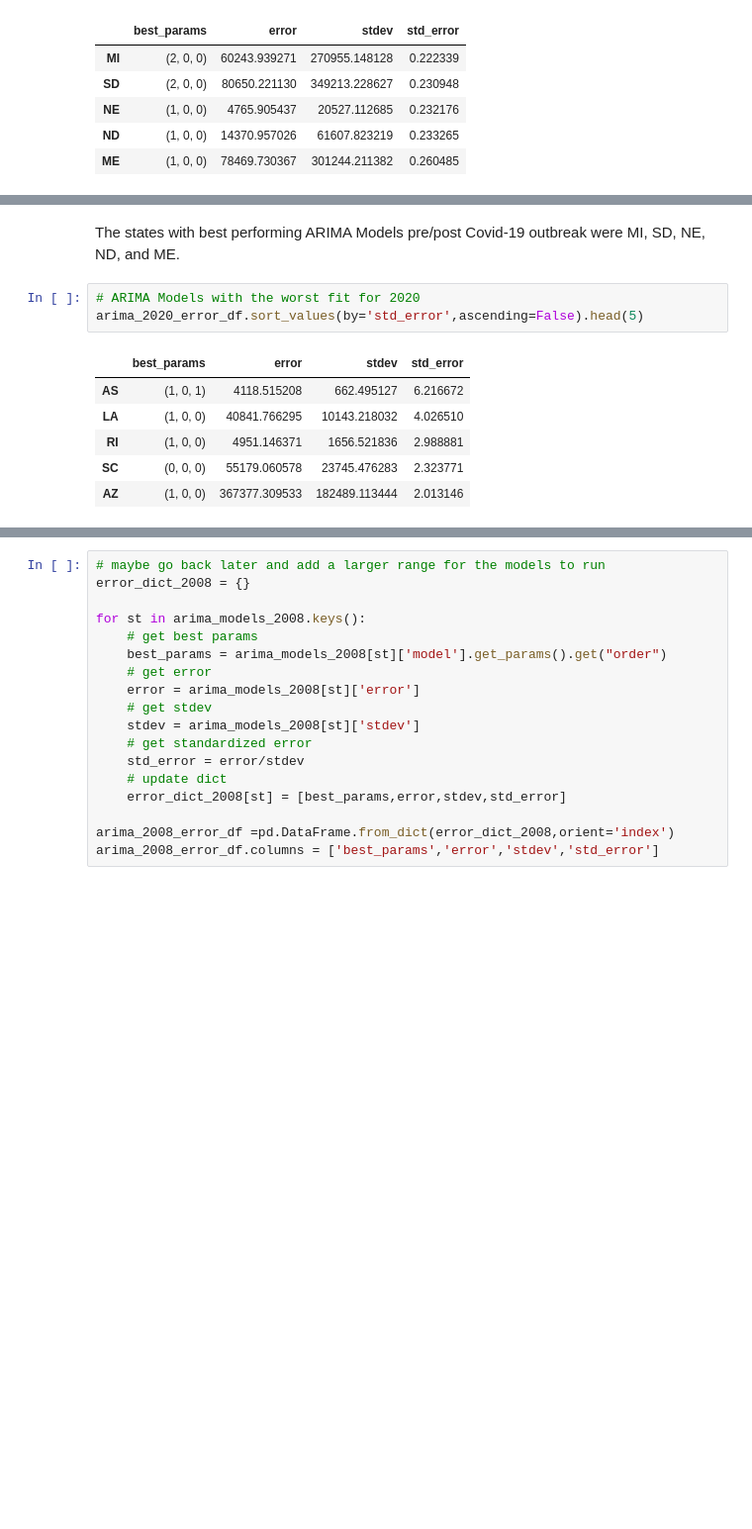
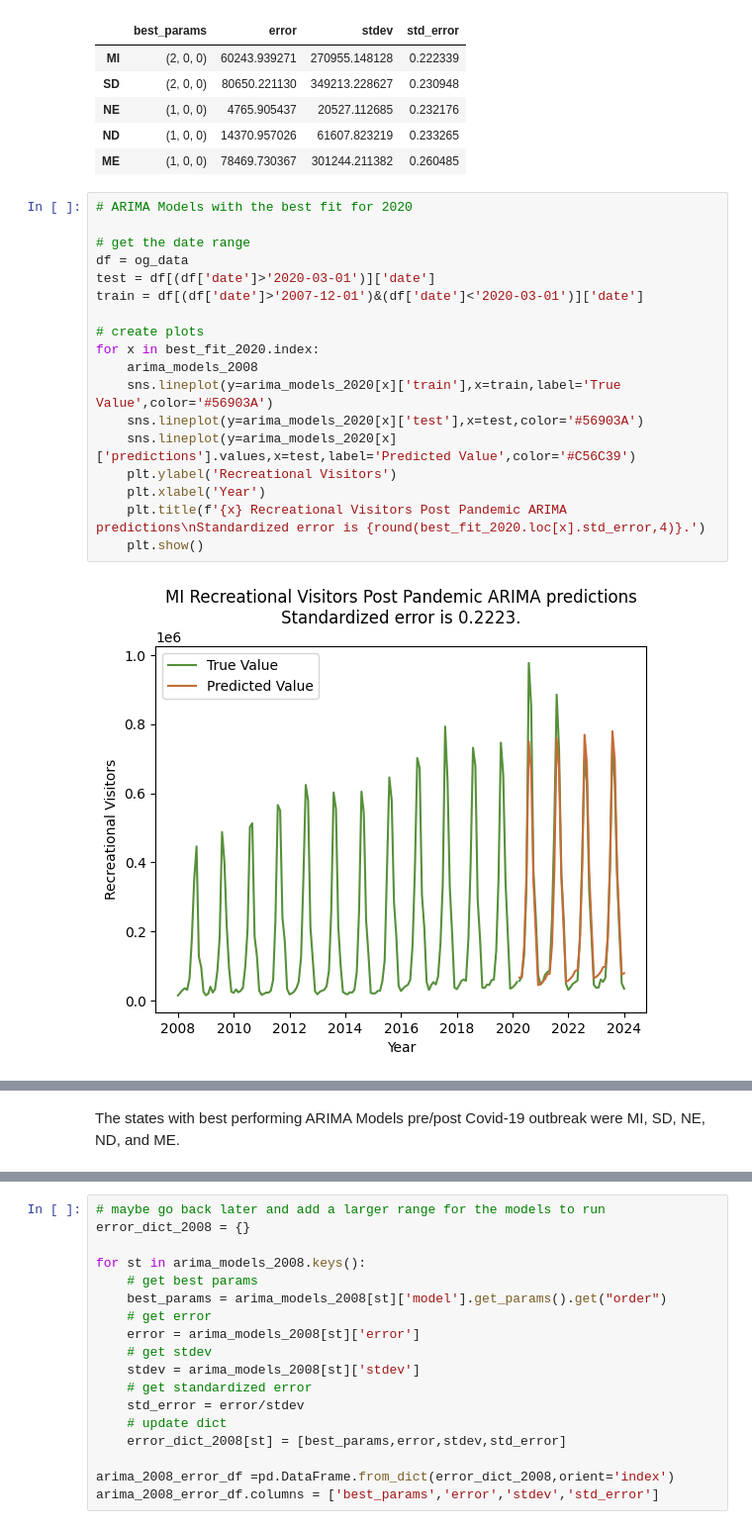
Before and after one commit to scmcqueen/NationalParksDataMining, a Jupyter notebook: covid_2008.ipynb, the cells around one changed output, grey strips where cells are left out. Shown at 99% size. Cells and saved outputs as stored; diff of their text form; blank space fills up the shorter version.

```diff
--- a/covid_2008.ipynb
+++ b/covid_2008.ipynb
@@ -333,3 +333,23 @@ best_fit_2020
 | NE | (1, 0, 0) | 4765.905437 | 20527.112685 | 0.232176 |
 | ND | (1, 0, 0) | 14370.957026 | 61607.823219 | 0.233265 |
 | ME | (1, 0, 0) | 78469.730367 | 301244.211382 | 0.260485 |
+# %%
+# ARIMA Models with the best fit for 2020
+
+# get the date range
+df = og_data
+test = df[(df['date']>'2020-03-01')]['date']
+train = df[(df['date']>'2007-12-01')&(df['date']<'2020-03-01')]['date']
+
+# create plots
+for x in best_fit_2020.index:
+    arima_models_2008
+    sns.lineplot(y=arima_models_2020[x]['train'],x=train,label='True Value',color='#56903A')
+    sns.lineplot(y=arima_models_2020[x]['test'],x=test,color='#56903A')
+    sns.lineplot(y=arima_models_2020[x]['predictions'].values,x=test,label='Predicted Value',color='#C56C39')
+    plt.ylabel('Recreational Visitors')
+    plt.xlabel('Year')
+    plt.title(f'{x} Recreational Visitors Post Pandemic ARIMA predictions\nStandardized error is {round(best_fit_2020.loc[x].std_error,4)}.')
+    plt.show()
+# %% [output]
+[figure, added]
@@ -336,12 +360,2 @@ best_fit_2020
 # %% [markdown]
 The states with best performing ARIMA Models pre/post Covid-19 outbreak were MI, SD, NE, ND, and ME.
-# %%
-# ARIMA Models with the worst fit for 2020
-arima_2020_error_df.sort_values(by='std_error',ascending=False).head(5)
-# %% [output]
-|  | best_params | error | stdev | std_error |
-| AS | (1, 0, 1) | 4118.515208 | 662.495127 | 6.216672 |
-| LA | (1, 0, 0) | 40841.766295 | 10143.218032 | 4.026510 |
-| RI | (1, 0, 0) | 4951.146371 | 1656.521836 | 2.988881 |
-| SC | (0, 0, 0) | 55179.060578 | 23745.476283 | 2.323771 |
-| AZ | (1, 0, 0) | 367377.309533 | 182489.113444 | 2.013146 |
```
Also changed, not shown: parts of 5 cells of this notebook.
